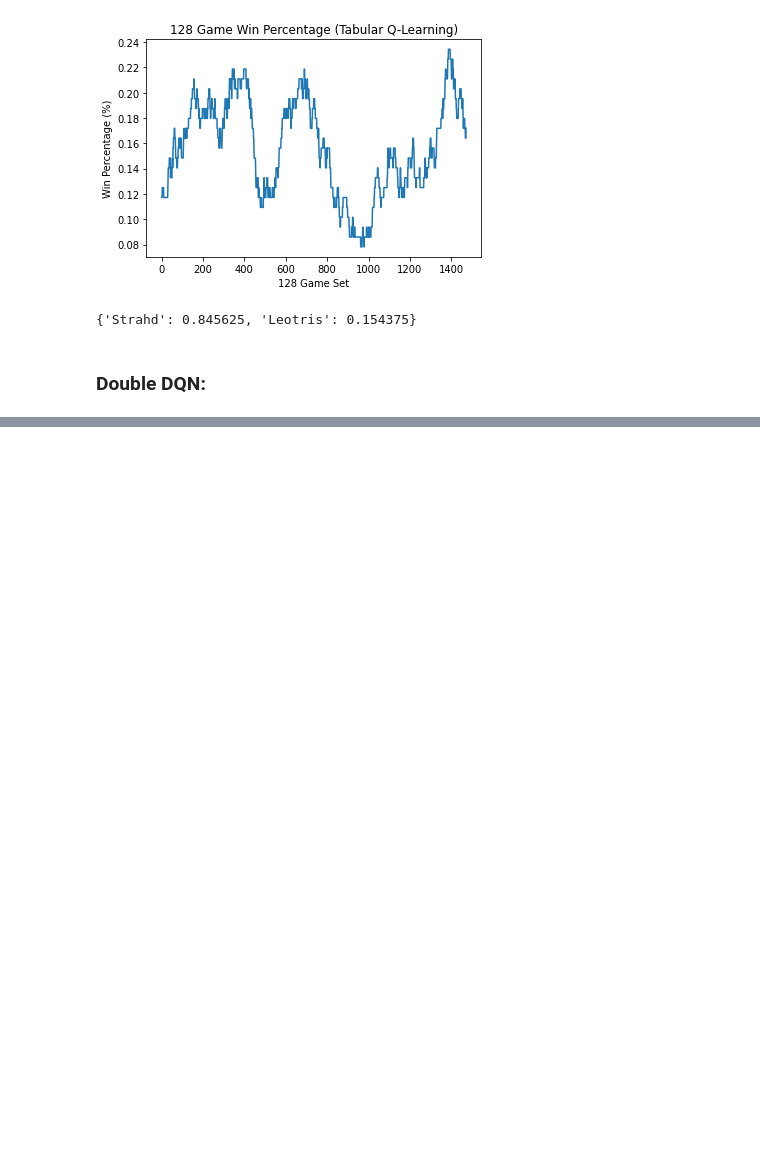
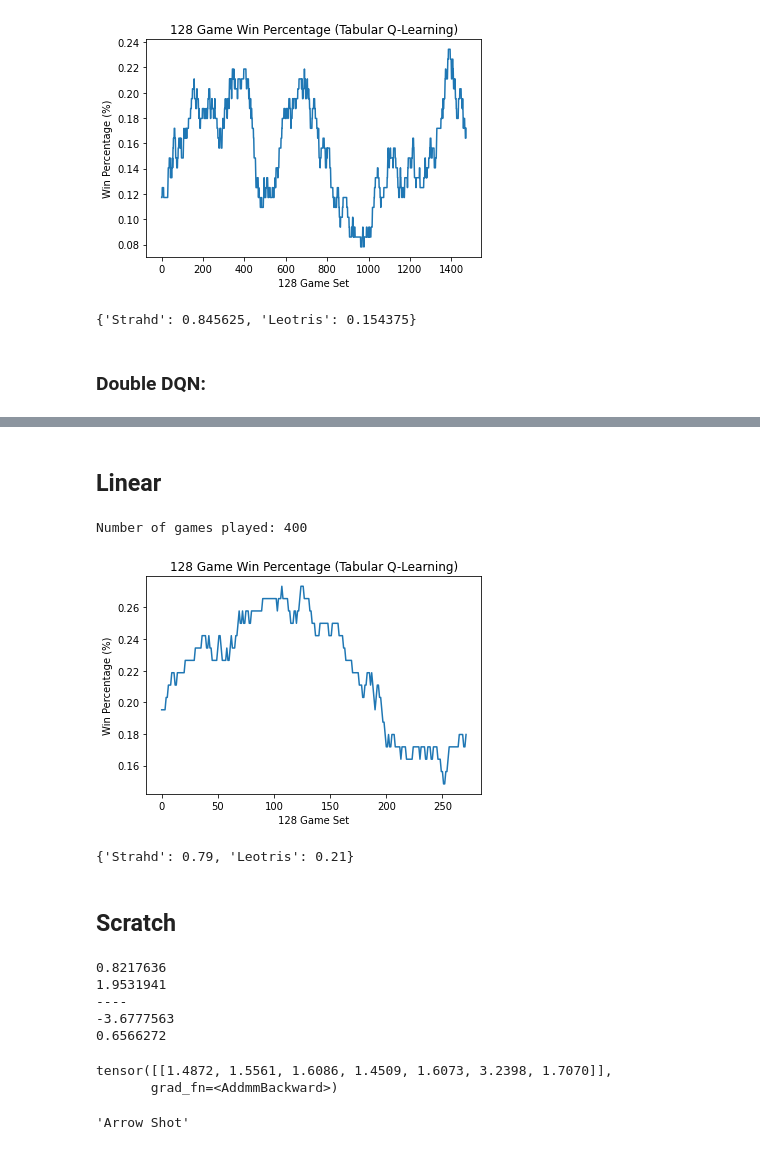
Before and after one commit to AndrewLim1990/dungeonsNdata, a Jupyter notebook: analysis.ipynb, the cells around one changed output, grey strips where cells are left out. Drawn from its saved outputs; the diff is of its cells as text; code cells hidden in the pictures; blank space fills up the shorter version.

```diff
--- a/analysis.ipynb
+++ b/analysis.ipynb
@@ -177,0 +180,65 @@ Number of games played: 6000
+# %% [markdown]
+## Linear
+# %%
+batch_size = 128
+leotris_win_pct = list()
+
+winner_list = dill.load(open("results/winner_list_linear.pickle", "rb"))
+print("Number of games played: {}".format(len(winner_list)))
+
+for i in range(0, len(winner_list) - batch_size):
+    batch_winner_list = winner_list[i:(i+batch_size)]
+    win_pct = calc_win_percentage(batch_winner_list, creatures=["Leotris", "Strahd"])
+    leotris_win_pct.append(win_pct["Leotris"])
+
+plt.plot(range(len(leotris_win_pct)), leotris_win_pct)
+plt.title("{} Game Win Percentage (Tabular Q-Learning)".format(batch_size))
+plt.ylabel("Win Percentage (%)")
+plt.xlabel("{} Game Set".format(batch_size))
+plt.show()
+
+calc_win_percentage(winner_list, creatures=['Leotris', 'Strahd'])
+# %% [output]
+Number of games played: 400
+[figure, added]
+{'Strahd': 0.79, 'Leotris': 0.21}
+# %% [markdown]
+## Scratch
+# %%
+leotris = dill.load(open("results/model_linear_3.pickle", "rb"))
+params = list(leotris.player.strategy.policy_net.parameters())
+
+for param in params:
+    print(param.data.numpy().max())
+print("----")
+
+params = list(leotris.player.strategy.policy_net.parameters())
+
+for param in params:
+    print(param.data.numpy().min())
+# %% [output]
+0.8217636
+1.9531941
+----
+-3.6777563
+0.6566272
+# %%
+leotris = dill.load(open("results/model_linear_3.pickle", "rb"))
+
+state = torch.tensor([[
+    1.0, # hit points
+    0.04, # enemy hit points
+    0.6, # x pos
+    0.8, # y pos
+    0.2, # enemy x
+    0.4, # enemy y
+    0.0, # attacks used
+    0.0, # movement remaining
+]])
+
+print(leotris.player.strategy.policy_net(state))
+leotris.actions[int(torch.argmax(leotris.player.strategy.policy_net(state)))].name
+# %% [output]
+tensor([[1.4872, 1.5561, 1.6086, 1.4509, 1.6073, 3.2398, 1.7070]],
+       grad_fn=<AddmmBackward>)
+'Arrow Shot'
```
Also changed, not shown: parts of 4 cells of this notebook, 12 other files.
